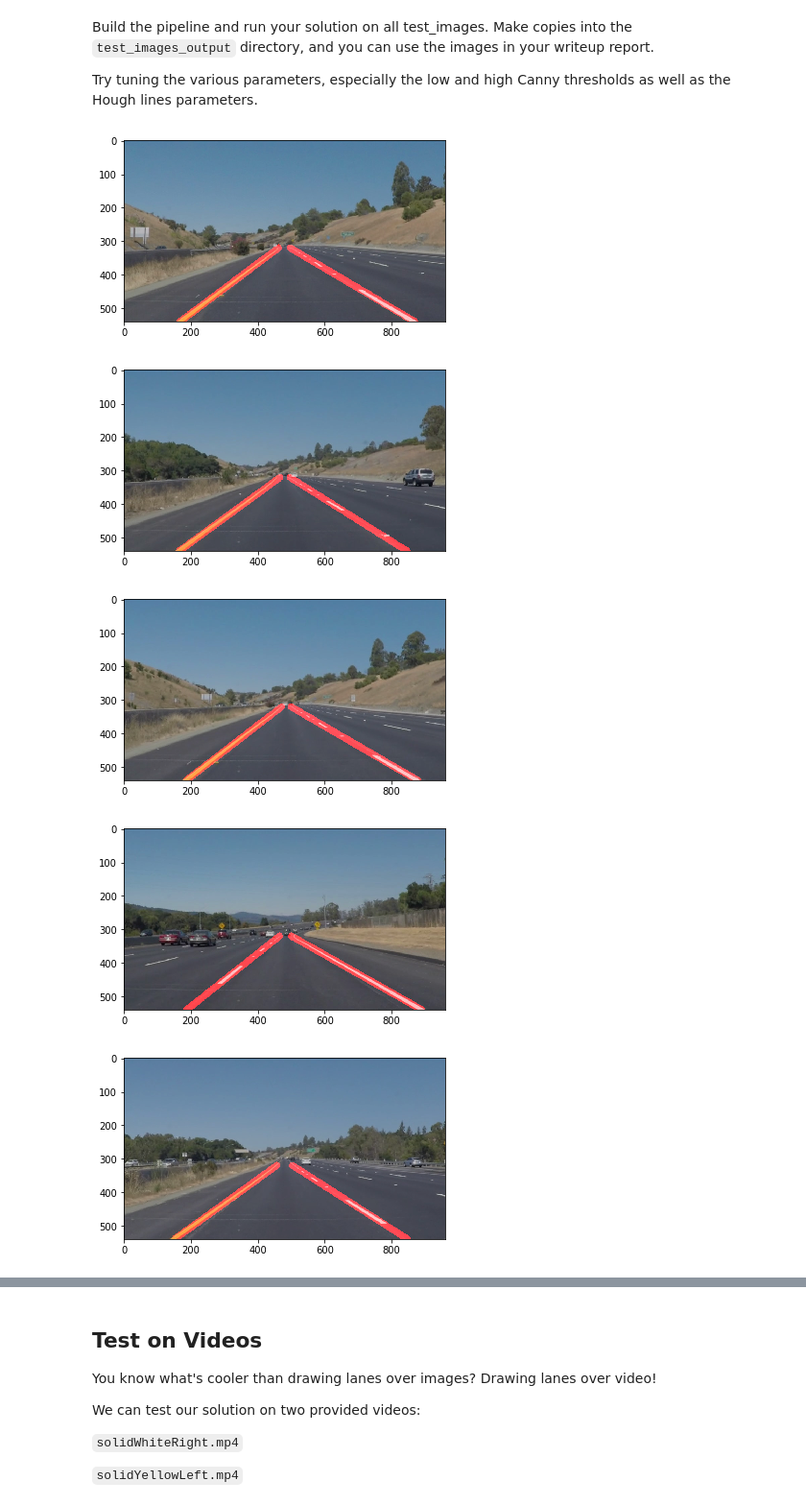
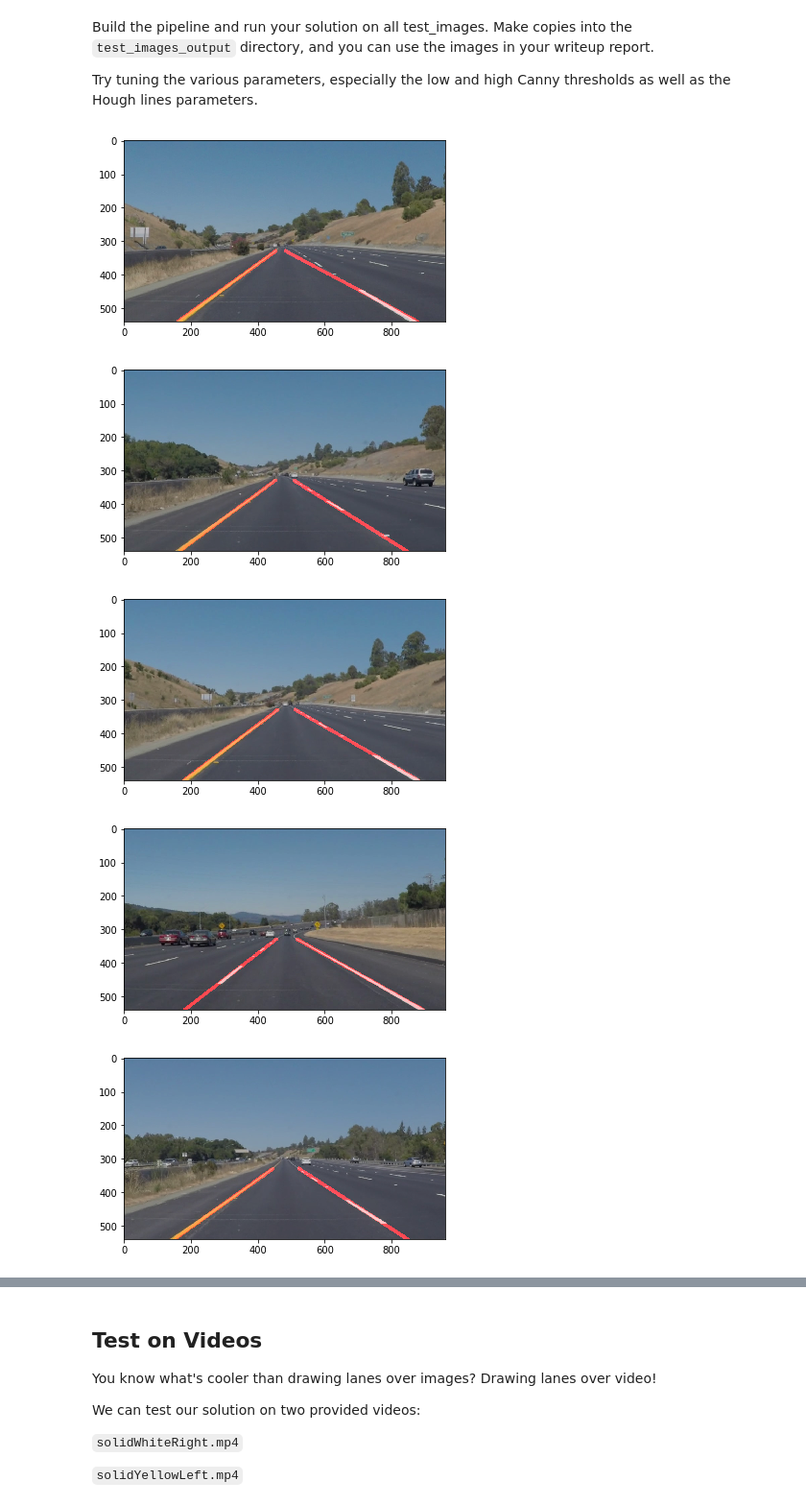
Before and after one commit to clarkli86/CarND-LaneLines-P1, a Jupyter notebook: P1.ipynb, the cells around one changed output, grey strips where cells are left out. Shown: that part at 96% size. Drawn from its saved outputs; the diff is of its cells as text; code cells hidden in the pictures.

```diff
--- a/P1.ipynb
+++ b/P1.ipynb
@@ -87,7 +87,7 @@ def grayscale(img):
     but NOTE: to see the returned image as grayscale
     (assuming your grayscaled image is called 'gray')
     you should call plt.imshow(gray, cmap='gray')"""
-    return cv2.cvtColor(img, cv2.COLOR_RGB2GRAY)
+    return cv2.cvtColor(img, cv2.COLOR_BGR2GRAY)
     # Or use BGR2GRAY if you read an image with cv2.imread()
     # return cv2.cvtColor(img, cv2.COLOR_BGR2GRAY)
 
@@ -125,7 +125,7 @@ def region_of_interest(img, vertices):
     return masked_image
 
 
-def draw_lines(img, lines, line_top, color=[255, 0, 0], thickness=20, average=True):
+def draw_lines(img, lines, vertices, color=[255, 0, 0], thickness=10, average=True):
     """
     NOTE: this is the function you might want to use as a starting point once you want to
     average/extrapolate the line segments you detect to map out the full
@@ -143,6 +143,8 @@ def draw_lines(img, lines, line_top, color=[255, 0, 0], thickness=20, average=Tr
     this function with the weighted_img() function below
     """
     if average:
+        line_top = vertices[1][1]
+        line_middle = (vertices[1][0] + vertices[2][0]) / 2
         left_x = []
         left_y = []
         right_x = []
@@ -151,17 +153,17 @@ def draw_lines(img, lines, line_top, color=[255, 0, 0], thickness=20, average=Tr
         for line in lines:
             for x1,y1,x2,y2 in line:
                 # Convert pixel coordinates to cartesian
-                inverted_y1 = image.shape[0] - y1
-                inverted_y2 = image.shape[0] - y2
+                inverted_y1 = img.shape[0] - y1
+                inverted_y2 = img.shape[0] - y2
                 slope = (inverted_y2 - inverted_y1) / (x2 - x1)
 
                 # Naively filter out horizontal lines
-                if slope > 0.5 and slope < 100:
+                if slope > 0.5 and slope < 2:
                     left_x.append([x1, 1])
                     left_x.append([x2, 1])
                     left_y.append(inverted_y1)
                     left_y.append(inverted_y2)
-                elif slope < -0.5 and slope > -100:
+                elif slope < -0.5 and slope > -2:
                     right_x.append([x1, 1])
                     right_x.append([x2, 1])
                     right_y.append(inverted_y1)
@@ -172,12 +174,12 @@ def draw_lines(img, lines, line_top, color=[255, 0, 0], thickness=20, average=Tr
             # x = (y - b) / x
             x1 = int(0 - left_offset_average / left_slope_average)
             y1 = 0
-            inverted_y1 = image.shape[0] - y1
+            inverted_y1 = img.shape[0] - y1
             # Extrapolate from bottom up to this point
-            left_max_x = (image.shape[0] - 320 - left_offset_average) / left_slope_average
+            left_max_x = (img.shape[0] - line_top - left_offset_average) / left_slope_average
             x2 = int(left_max_x)
             y2 = int(left_slope_average * left_max_x + left_offset_average)
-            inverted_y2 = image.shape[0] - y2
+            inverted_y2 = img.shape[0] - y2
 
             cv2.line(img, (x1, inverted_y1), (x2, inverted_y2), color, thickness)
 
@@ -186,12 +188,12 @@ def draw_lines(img, lines, line_top, color=[255, 0, 0], thickness=20, average=Tr
             # x = (y - b) / x
             x1 = int(0 - right_offset_average / right_slope_average)
             y1 = 0
-            inverted_y1 = image.shape[0] - y1
+            inverted_y1 = img.shape[0] - y1
             # Extrapolate from bottom up to this point
-            right_min_x = (image.shape[0] - 320 - right_offset_average) / right_slope_average
+            right_min_x = (img.shape[0] - line_top - right_offset_average) / right_slope_average
             x2 = int(right_min_x)
             y2 = int(right_slope_average * right_min_x + right_offset_average)
-            inverted_y2 = image.shape[0] - y2
+            inverted_y2 = img.shape[0] - y2
 
             cv2.line(img, (x1, inverted_y1), (x2, inverted_y2), color, thickness)
     else:
@@ -199,7 +201,7 @@ def draw_lines(img, lines, line_top, color=[255, 0, 0], thickness=20, average=Tr
             for x1,y1,x2,y2 in line:
                 cv2.line(img, (x1, y1), (x2, y2), color, thickness)
 
-def hough_lines(img, rho, theta, threshold, min_line_len, max_line_gap, line_top):
+def hough_lines(img, rho, theta, threshold, min_line_len, max_line_gap, vertices):
     """
     `img` should be the output of a Canny transform.
 
@@ -207,7 +209,7 @@ def hough_lines(img, rho, theta, threshold, min_line_len, max_line_gap, line_top
     """
     lines = cv2.HoughLinesP(img, rho, theta, threshold, np.array([]), minLineLength=min_line_len, maxLineGap=max_line_gap)
     line_img = np.zeros((img.shape[0], img.shape[1], 3), dtype=np.uint8)
-    draw_lines(line_img, lines, line_top)
+    draw_lines(line_img, lines, vertices)
     return line_img
 
 # Python 3 has support for cool math symbols.
@@ -266,42 +268,45 @@ def pipeline(image):
     ignore_mask_color = 255
 
     # This time we are defining a four sided polygon to mask
-    vertices = np.array([[(50,image.shape[0]),(450, 320), (500, 320), (950,image.shape[0])]], dtype=np.int32)
+    top_left_vertex = (0.47 * image.shape[1], 0.61 * image.shape[0])
+    top_right_vertex = (0.52 * image.shape[1], 0.61 * image.shape[0])
+    vertices = np.array([[(image.shape[0] * 0.1,image.shape[0] * 0.9),top_left_vertex, top_right_vertex, (image.shape[1] * 0.9,image.shape[0] * 0.9)]], dtype=np.int32)
     masked_edges = region_of_interest(edges, vertices)
 
     # Define the Hough transform parameters
-    # Make a blank the same size as our image to draw on
     rho = 1 # distance resolution in pixels of the Hough grid
     theta = np.pi/180 # angular resolution in radians of the Hough grid
     threshold = 35     # minimum number of votes (intersections in Hough grid cell)
     min_line_length = 5 #minimum number of pixels making up a line
     max_line_gap = 2    # maximum gap in pixels between connectable line segments
 
     # Run Hough on edge detected image
     # Output "lines" is an array containing endpoints of detected line segments
-    lines_edges = hough_lines(masked_edges, rho, theta, threshold, min_line_length, max_line_gap, 320)
+    lines_edges = hough_lines(masked_edges, rho, theta, threshold, min_line_length, max_line_gap, vertices[0])
 
     line_image = weighted_img(lines_edges, image)
+
     return line_image
 
 try:
     os.mkdir("test_images_output")
 except:
     pass
 
 for image_file in os.listdir("test_images/"):
     # Read in and grayscale the image
     image = mpimg.imread("test_images/" + image_file)
+
     line_image = pipeline(image)
 
     # Plot and save image
     plt.figure()
     plt.imshow(line_image)
     # cv2 has flipped bits - https://stackoverflow.com/questions/42406338/why-cv2-imwrite-changes-the-color-of-pics
     cv2.imwrite("test_images_output/" + image_file, cv2.cvtColor(line_image, cv2.COLOR_RGB2BGR))
 # %% [output]
-[figure, old version]
+[figure, new version]
-[figure, old version]
+[figure, new version]
-[figure, old version]
+[figure, new version]
-[figure, old version]
+[figure, new version]
-[figure, old version]
+[figure, new version]
```
Also changed, not shown: parts of 6 cells of this notebook, 17 other files.
